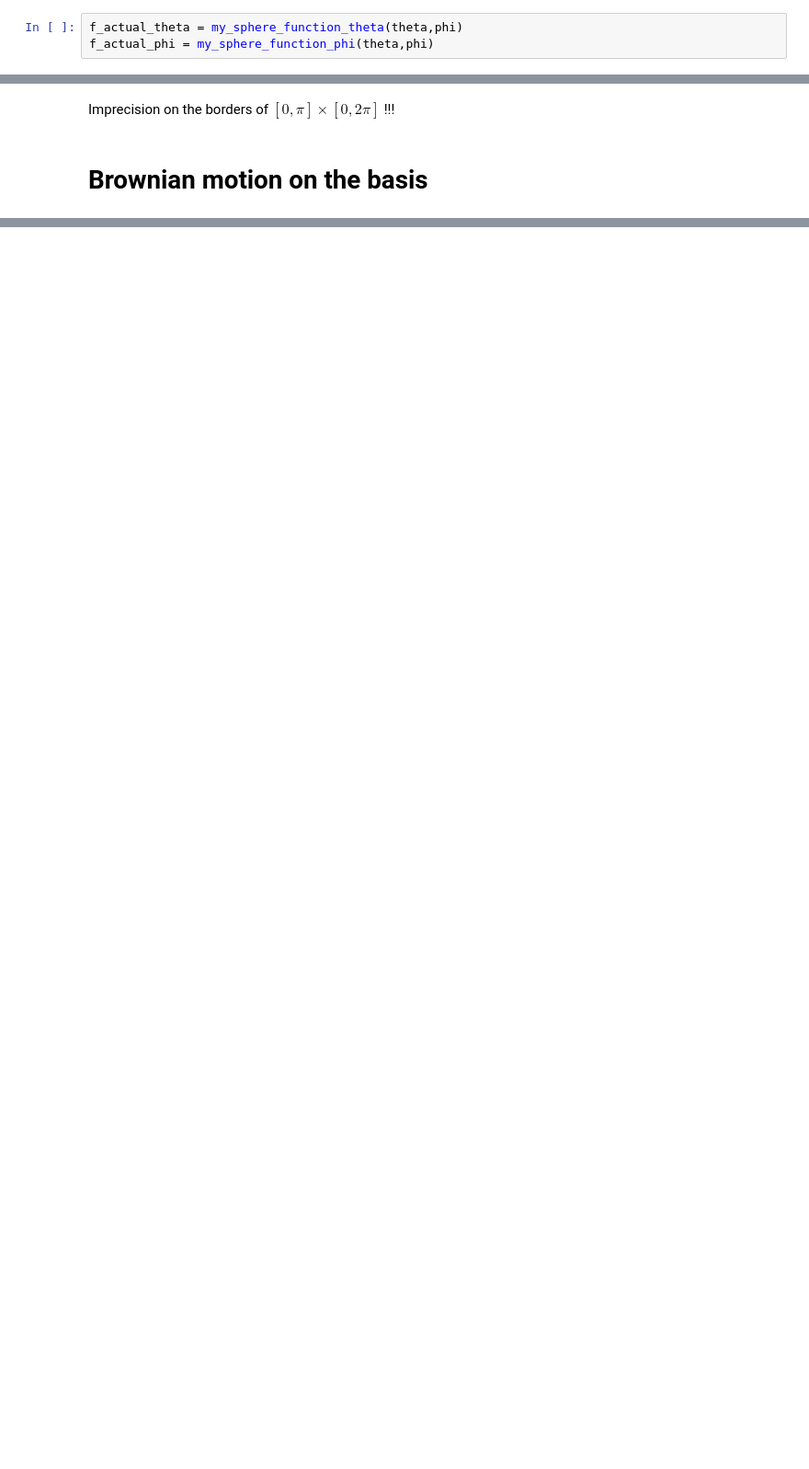
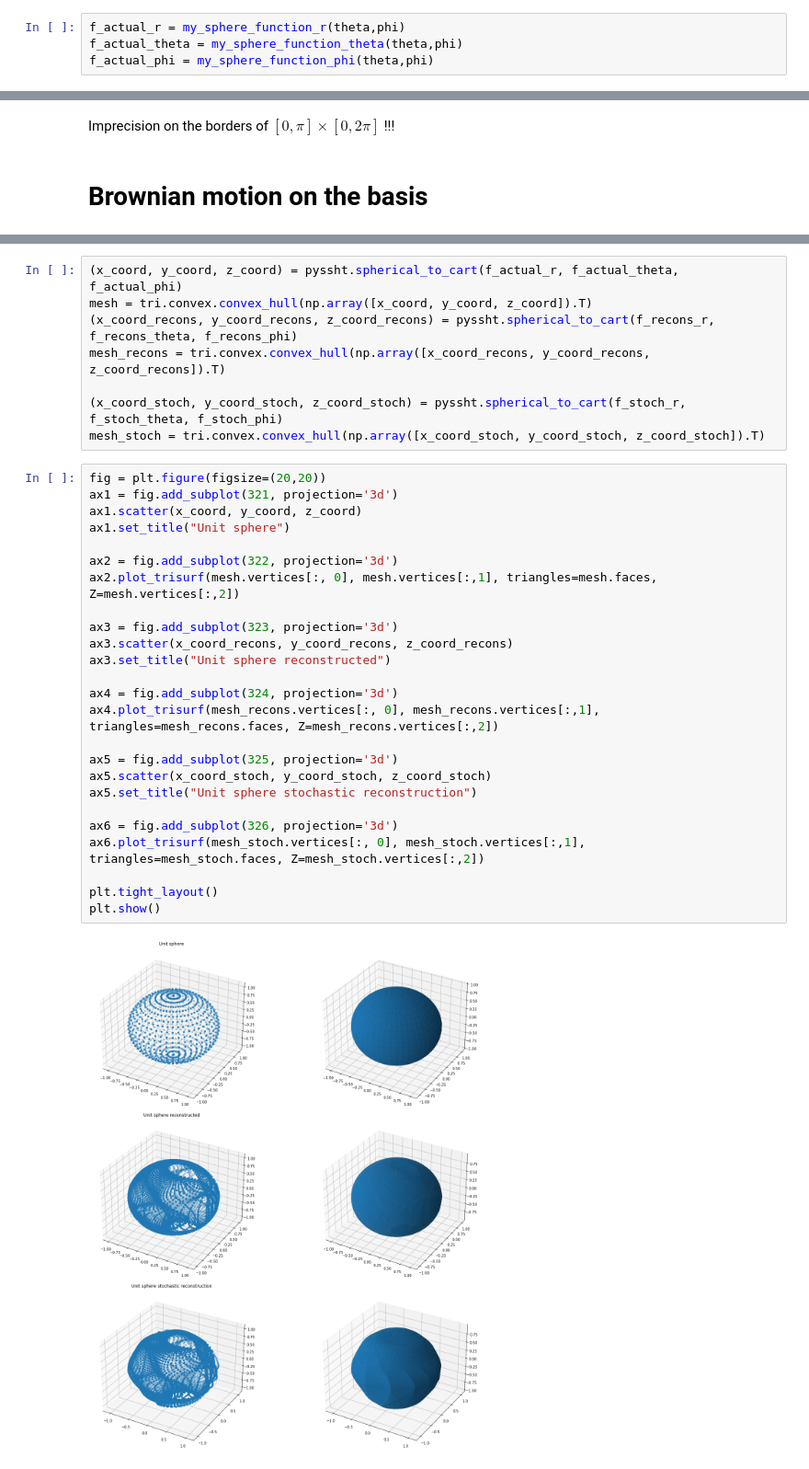
Before and after one commit to tbesnier/bm-shapes, a Jupyter notebook: examples/Spherical harmonic decompostion.ipynb, the cells around one changed output, grey strips where cells are left out. Shown at 92% size. Drawn from its saved outputs; the diff is of its cells as text; blank space fills up the shorter version.

```diff
--- a/examples/Spherical harmonic decompostion.ipynb
+++ b/examples/Spherical harmonic decompostion.ipynb
@@ -147,5 +159,6 @@ def my_sphere_function_phi(theta, phi):
 x, y ,z = np.array(sphere.vertices[:,0]), np.array(sphere.vertices[:,1]), np.array(sphere.vertices[:,2])
 (r, theta, phi) = pyssht.cart_to_spherical(x, y, z)
 # %%
+f_actual_r = my_sphere_function_r(theta,phi)
 f_actual_theta = my_sphere_function_theta(theta,phi)
 f_actual_phi = my_sphere_function_phi(theta,phi)
@@ -195,0 +251,35 @@ Imprecision on the borders of $[0, \pi] \times [0, 2 \pi]$ !!!
+# %%
+(x_coord, y_coord, z_coord) = pyssht.spherical_to_cart(f_actual_r, f_actual_theta, f_actual_phi)
+mesh = tri.convex.convex_hull(np.array([x_coord, y_coord, z_coord]).T)
+(x_coord_recons, y_coord_recons, z_coord_recons) = pyssht.spherical_to_cart(f_recons_r, f_recons_theta, f_recons_phi)
+mesh_recons = tri.convex.convex_hull(np.array([x_coord_recons, y_coord_recons, z_coord_recons]).T)
+
+(x_coord_stoch, y_coord_stoch, z_coord_stoch) = pyssht.spherical_to_cart(f_stoch_r, f_stoch_theta, f_stoch_phi)
+mesh_stoch = tri.convex.convex_hull(np.array([x_coord_stoch, y_coord_stoch, z_coord_stoch]).T)
+# %%
+fig = plt.figure(figsize=(20,20))
+ax1 = fig.add_subplot(321, projection='3d')
+ax1.scatter(x_coord, y_coord, z_coord)
+ax1.set_title("Unit sphere")
+
+ax2 = fig.add_subplot(322, projection='3d')
+ax2.plot_trisurf(mesh.vertices[:, 0], mesh.vertices[:,1], triangles=mesh.faces, Z=mesh.vertices[:,2])
+
+ax3 = fig.add_subplot(323, projection='3d')
+ax3.scatter(x_coord_recons, y_coord_recons, z_coord_recons)
+ax3.set_title("Unit sphere reconstructed")
+
+ax4 = fig.add_subplot(324, projection='3d')
+ax4.plot_trisurf(mesh_recons.vertices[:, 0], mesh_recons.vertices[:,1], triangles=mesh_recons.faces, Z=mesh_recons.vertices[:,2])
+
+ax5 = fig.add_subplot(325, projection='3d')
+ax5.scatter(x_coord_stoch, y_coord_stoch, z_coord_stoch)
+ax5.set_title("Unit sphere stochastic reconstruction")
+
+ax6 = fig.add_subplot(326, projection='3d')
+ax6.plot_trisurf(mesh_stoch.vertices[:, 0], mesh_stoch.vertices[:,1], triangles=mesh_stoch.faces, Z=mesh_stoch.vertices[:,2])
+
+plt.tight_layout()
+plt.show()
+# %% [output]
+[figure, added]
```
Also changed, not shown: parts of 34 cells of this notebook, 1 other file.
